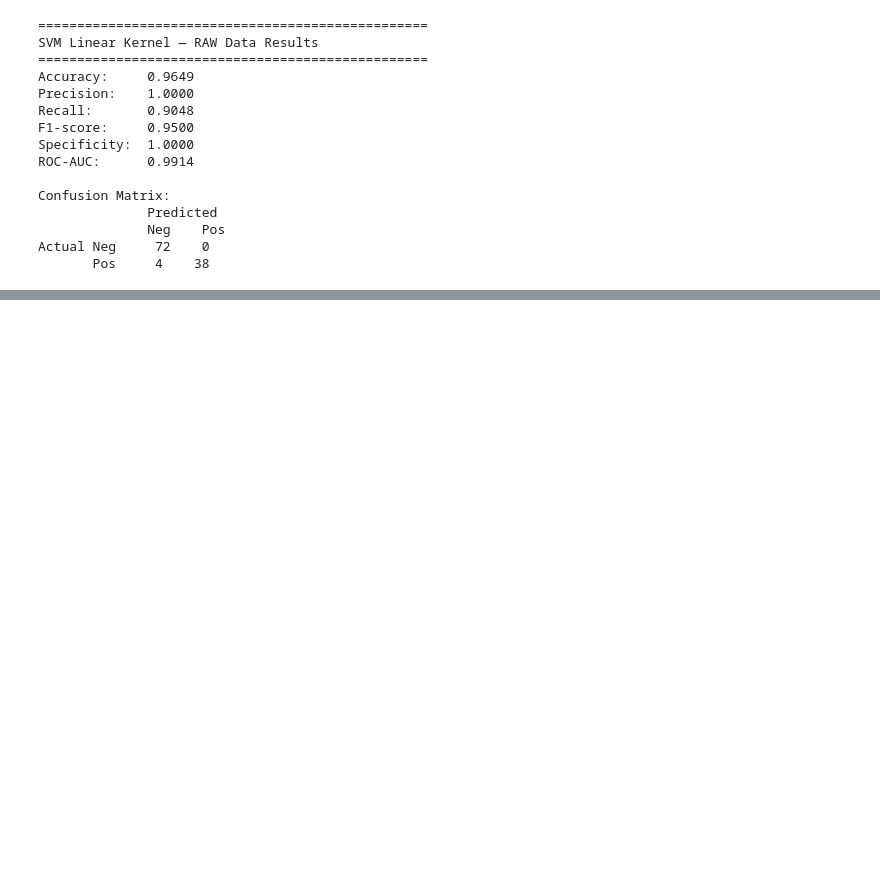
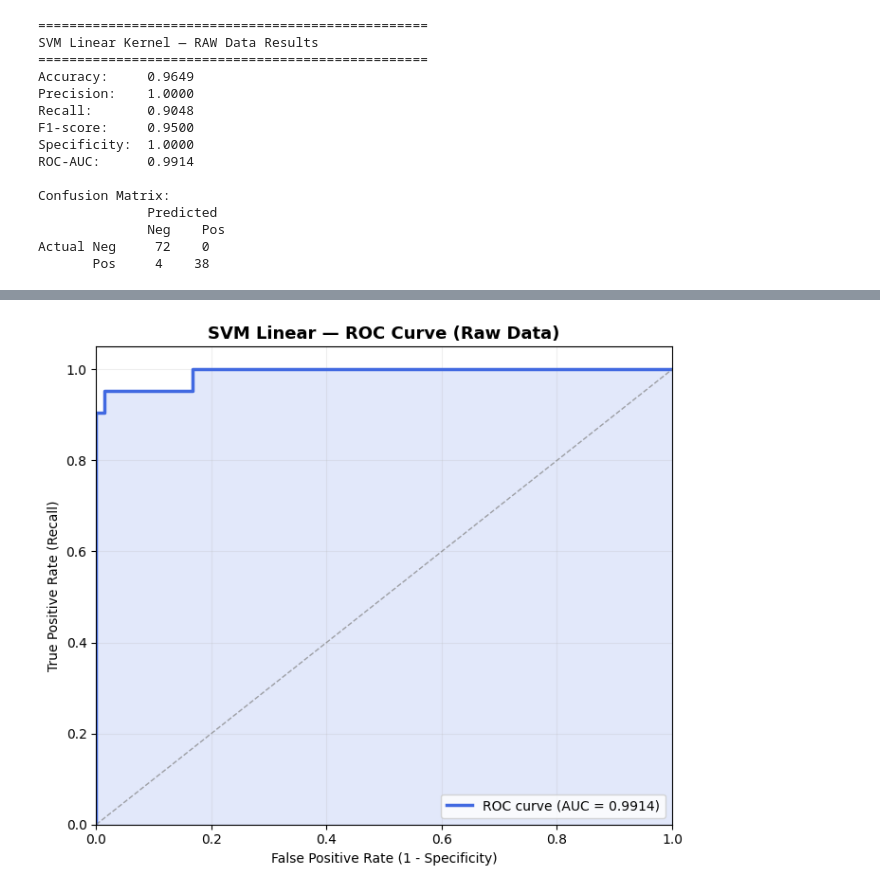
Before and after one commit to raaji9/FYRP-11, a Jupyter notebook: Support Vector Machine/Raw/svm_linear.ipynb, the cells around one changed output, grey strips where cells are left out. Saved outputs shown, nothing was run; the diff lists cells and outputs as text; code cells hidden in the pictures; blank space fills up the shorter version.

```diff
--- a/Support Vector Machine/Raw/svm_linear.ipynb
+++ b/Support Vector Machine/Raw/svm_linear.ipynb
@@ -168,0 +188,19 @@ plt.show()
+# %%
+# Blue ROC Curve
+fpr, tpr, _ = roc_curve(y_test, y_proba)
+
+plt.figure(figsize=(7, 6))
+plt.plot(fpr, tpr, color='royalblue', lw=2.5, label=f'ROC curve (AUC = {roc_auc:.4f})')
+plt.fill_between(fpr, tpr, alpha=0.15, color='royalblue')
+plt.plot([0, 1], [0, 1], color='gray', lw=1, linestyle='--', alpha=0.7)
+plt.xlim([0.0, 1.0])
+plt.ylim([0.0, 1.05])
+plt.xlabel('False Positive Rate (1 - Specificity)')
+plt.ylabel('True Positive Rate (Recall)')
+plt.title('SVM Linear — ROC Curve (Raw Data)', fontsize=13, fontweight='bold')
+plt.legend(loc='lower right')
+plt.grid(alpha=0.2)
+plt.tight_layout()
+plt.show()
+# %% [output]
+[figure, added]
```
Also changed, not shown: parts of 5 cells of this notebook, 37 other files.
